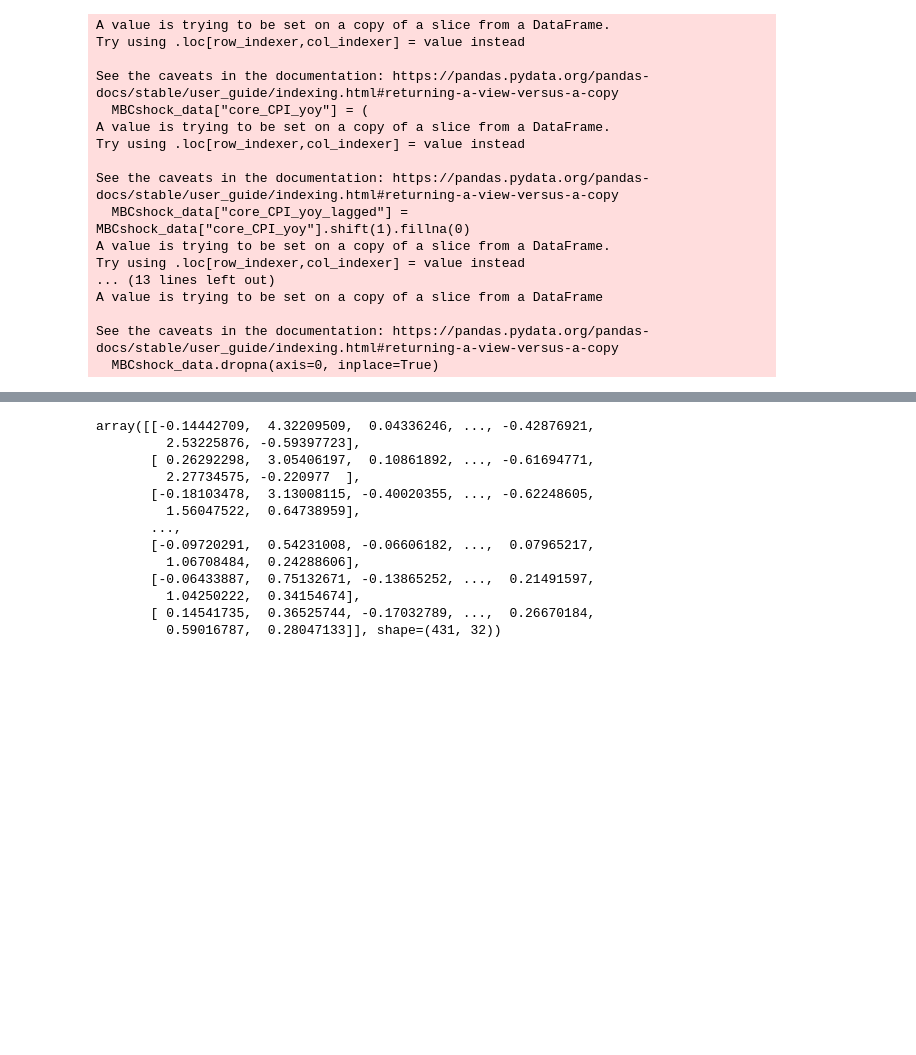
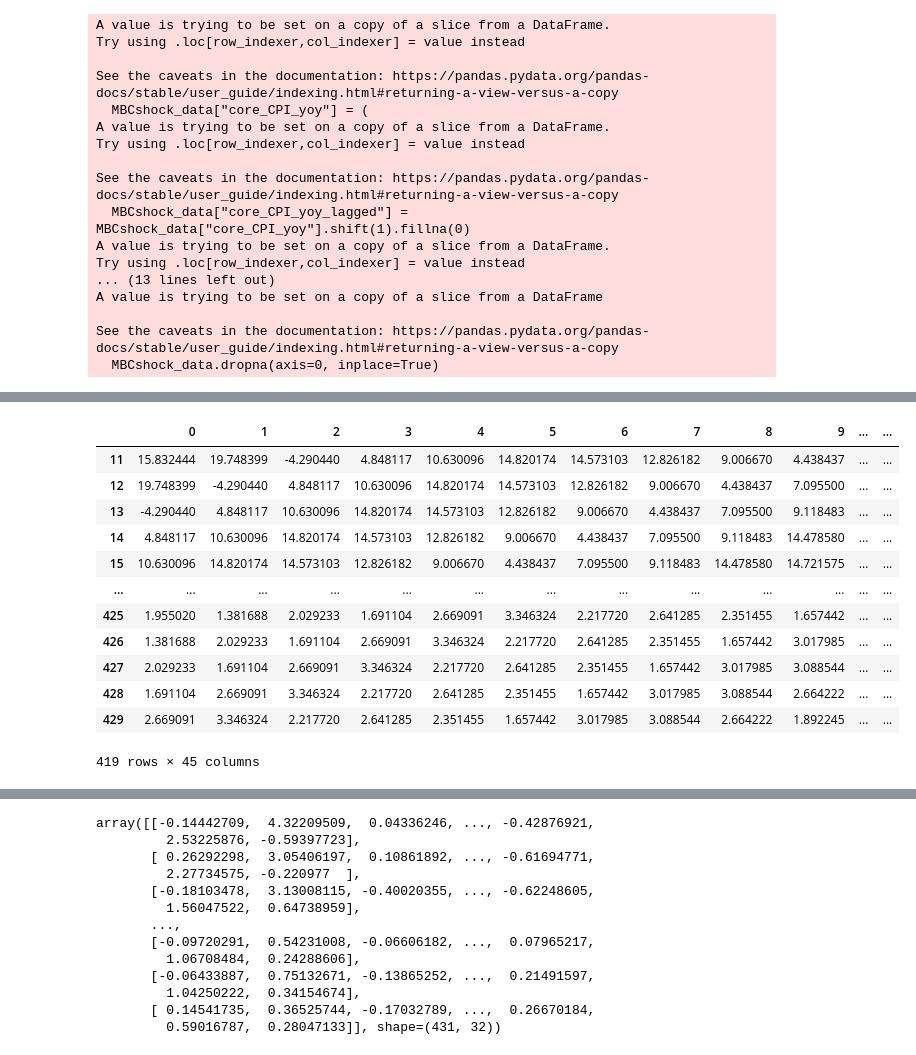
Before and after one commit to eliottmlg/SP-IV-replication, a Jupyter notebook: tests.ipynb, the cells around one changed output, grey strips where cells are left out. Drawn from its saved outputs; the diff is of its cells as text; code cells hidden in the pictures; blank space fills up the shorter version.

```diff
--- a/tests.ipynb
+++ b/tests.ipynb
@@ -175,0 +300,16 @@ u = u(np.array([2,4]))
+# %%
+cpi_fcst
+# %% [output]
+|  | 0 | 1 | 2 | 3 | 4 | 5 | 6 | 7 | 8 | 9 | ... | ... |
+| 11 | 15.832444 | 19.748399 | -4.290440 | 4.848117 | 10.630096 | 14.820174 | 14.573103 | 12.826182 | 9.006670 | 4.438437 | ... | ... |
+| 12 | 19.748399 | -4.290440 | 4.848117 | 10.630096 | 14.820174 | 14.573103 | 12.826182 | 9.006670 | 4.438437 | 7.095500 | ... | ... |
+| 13 | -4.290440 | 4.848117 | 10.630096 | 14.820174 | 14.573103 | 12.826182 | 9.006670 | 4.438437 | 7.095500 | 9.118483 | ... | ... |
+| 14 | 4.848117 | 10.630096 | 14.820174 | 14.573103 | 12.826182 | 9.006670 | 4.438437 | 7.095500 | 9.118483 | 14.478580 | ... | ... |
+| 15 | 10.630096 | 14.820174 | 14.573103 | 12.826182 | 9.006670 | 4.438437 | 7.095500 | 9.118483 | 14.478580 | 14.721575 | ... | ... |
+| ... | ... | ... | ... | ... | ... | ... | ... | ... | ... | ... | ... | ... |
+| 425 | 1.955020 | 1.381688 | 2.029233 | 1.691104 | 2.669091 | 3.346324 | 2.217720 | 2.641285 | 2.351455 | 1.657442 | ... | ... |
+| 426 | 1.381688 | 2.029233 | 1.691104 | 2.669091 | 3.346324 | 2.217720 | 2.641285 | 2.351455 | 1.657442 | 3.017985 | ... | ... |
+| 427 | 2.029233 | 1.691104 | 2.669091 | 3.346324 | 2.217720 | 2.641285 | 2.351455 | 1.657442 | 3.017985 | 3.088544 | ... | ... |
+| 428 | 1.691104 | 2.669091 | 3.346324 | 2.217720 | 2.641285 | 2.351455 | 1.657442 | 3.017985 | 3.088544 | 2.664222 | ... | ... |
+| 429 | 2.669091 | 3.346324 | 2.217720 | 2.641285 | 2.351455 | 1.657442 | 3.017985 | 3.088544 | 2.664222 | 1.892245 | ... | ... |
+419 rows × 45 columns
```
Also changed, not shown: parts of 8 cells of this notebook.
